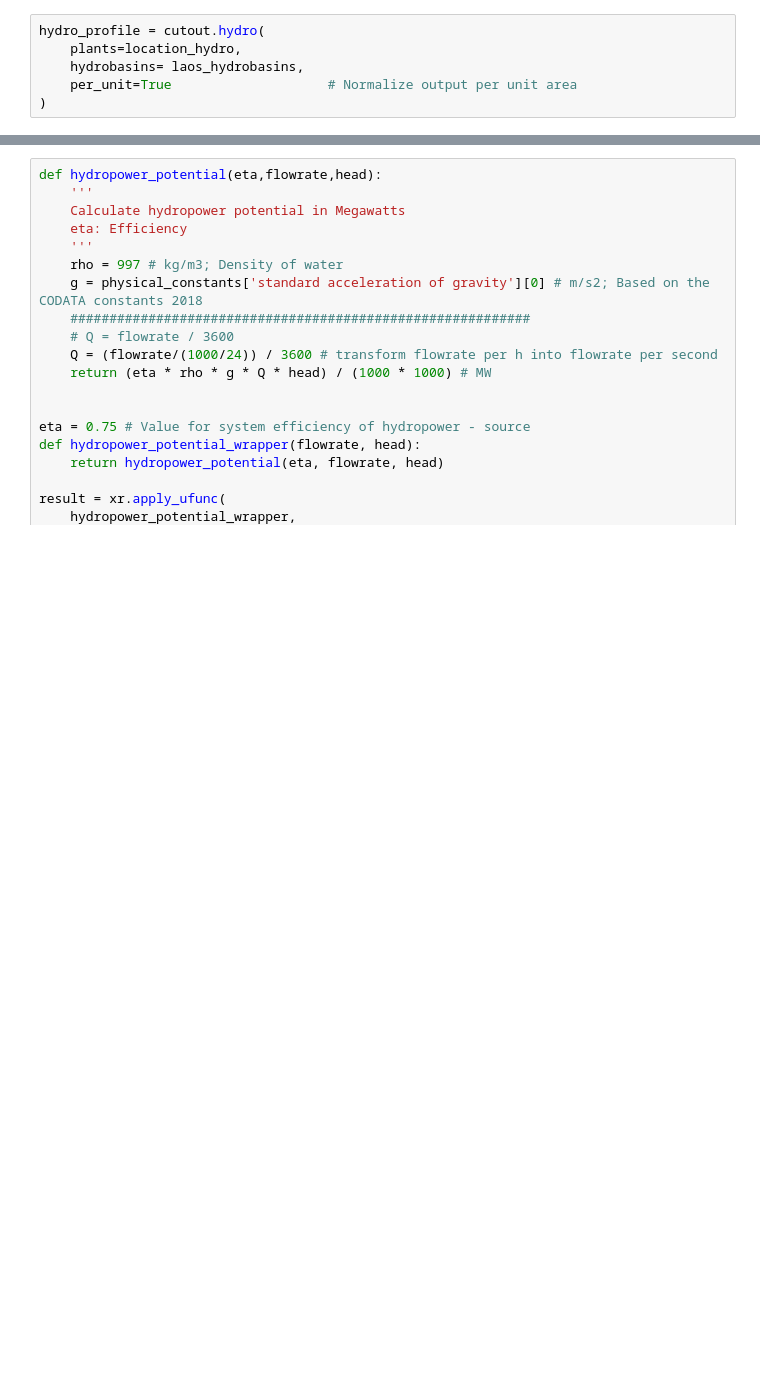
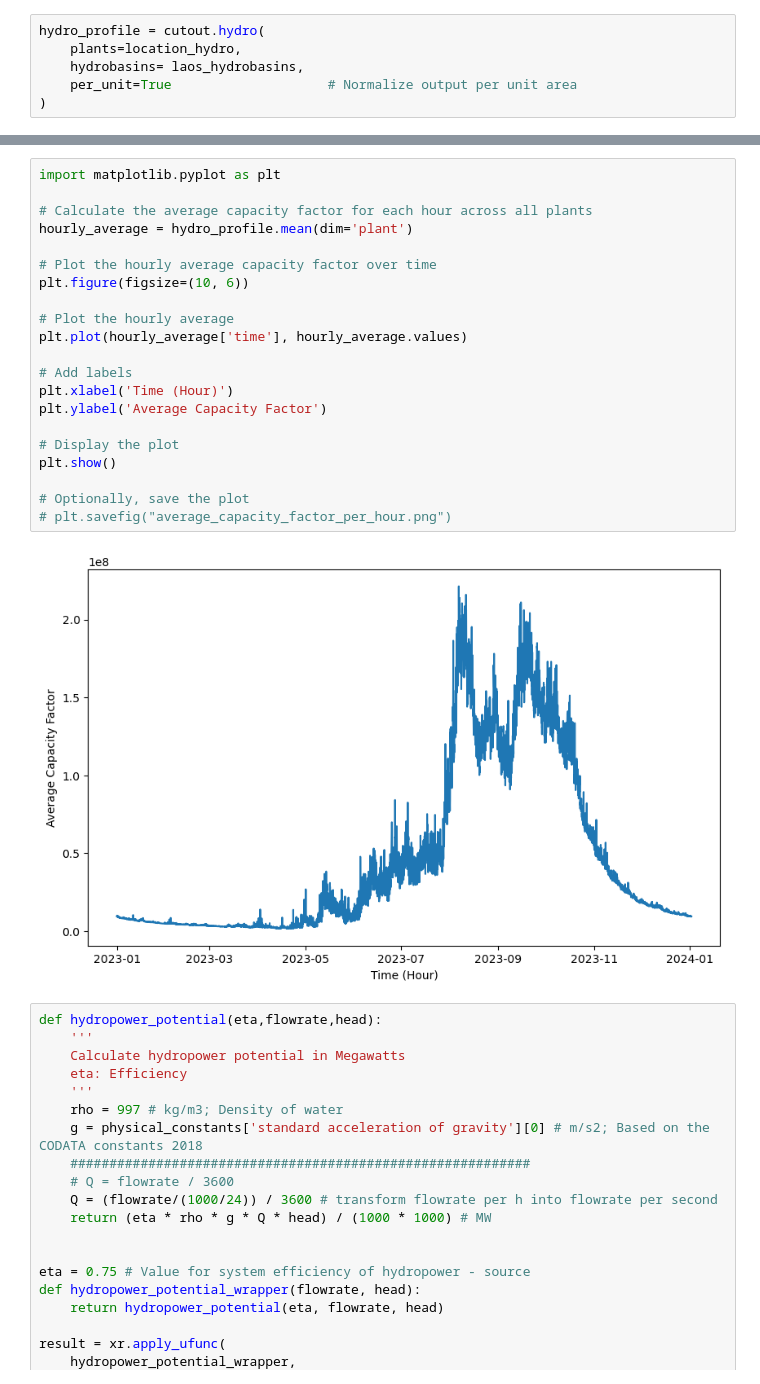
Before and after one commit to lukasschirren/GeoH2-Laos-Master-Thesis, a Jupyter notebook: test_hydropotential.ipynb, the cells around one changed output, grey strips where cells are left out. Drawn from its saved outputs; the diff is of its cells as text; blank space fills up the shorter version.

```diff
--- a/test_hydropotential.ipynb
+++ b/test_hydropotential.ipynb
@@ -142,6 +144,29 @@ array([[6.39102410e+07, 6.38801748e+07, 6.38695595e+07, ...,
 Coordinates:
   * plant    (plant) int64 448B 0 1 2 3 4 5 6 7 8 ... 47 48 49 50 51 52 53 54 55
   * time     (time) datetime64[ns] 70kB 2023-01-01 ... 2024-01-01T23:00:00
+# %%
+import matplotlib.pyplot as plt
+
+# Calculate the average capacity factor for each hour across all plants
+hourly_average = hydro_profile.mean(dim='plant')
+
+# Plot the hourly average capacity factor over time
+plt.figure(figsize=(10, 6))
+
+# Plot the hourly average
+plt.plot(hourly_average['time'], hourly_average.values)
+
+# Add labels
+plt.xlabel('Time (Hour)')
+plt.ylabel('Average Capacity Factor')
+
+# Display the plot
+plt.show()
+
+# Optionally, save the plot
+# plt.savefig("average_capacity_factor_per_hour.png")
+# %% [output]
+[figure, added]
 # %%
 def hydropower_potential(eta,flowrate,head):
     '''
```
Also changed, not shown: parts of 12 cells of this notebook, 6 other files.
